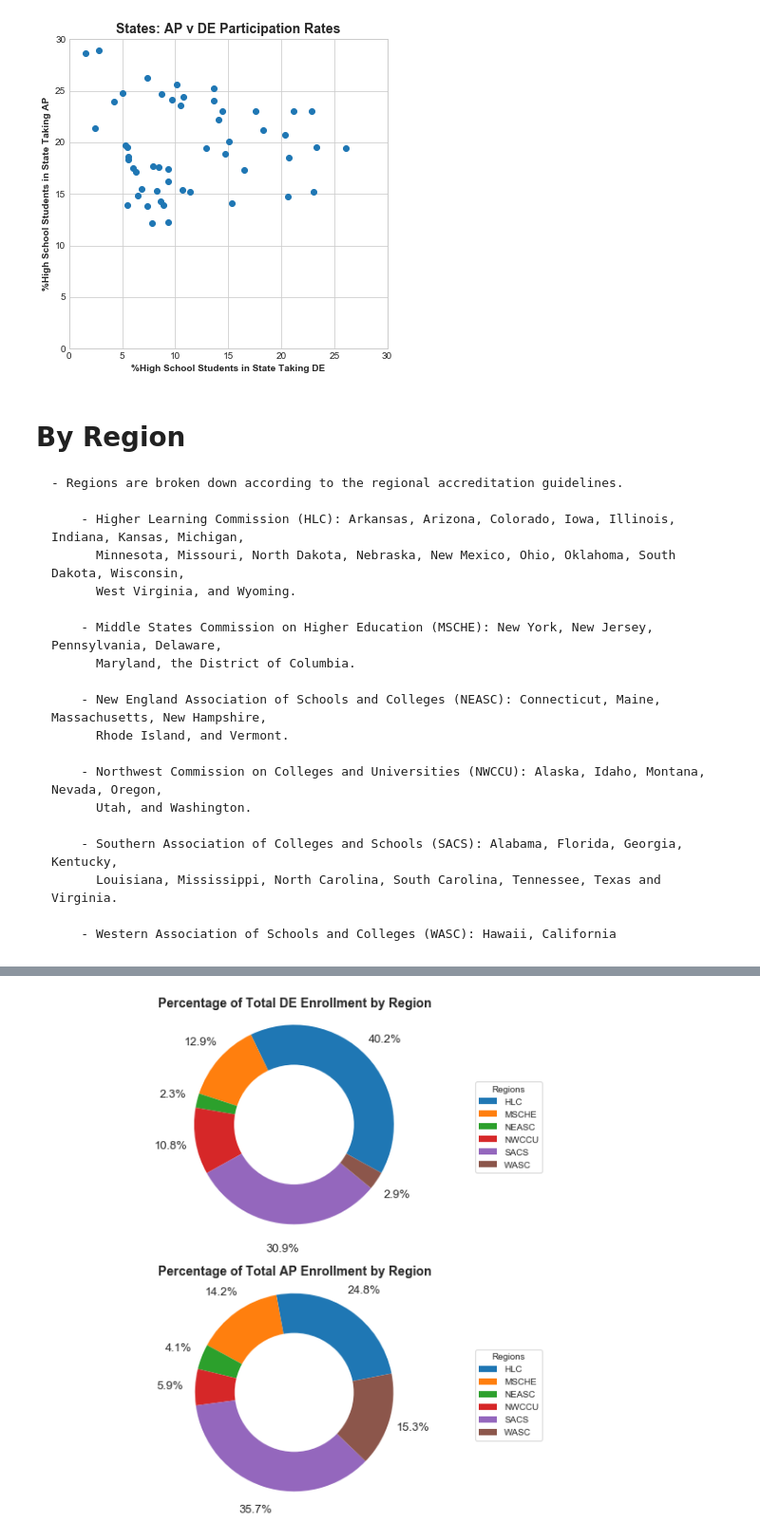
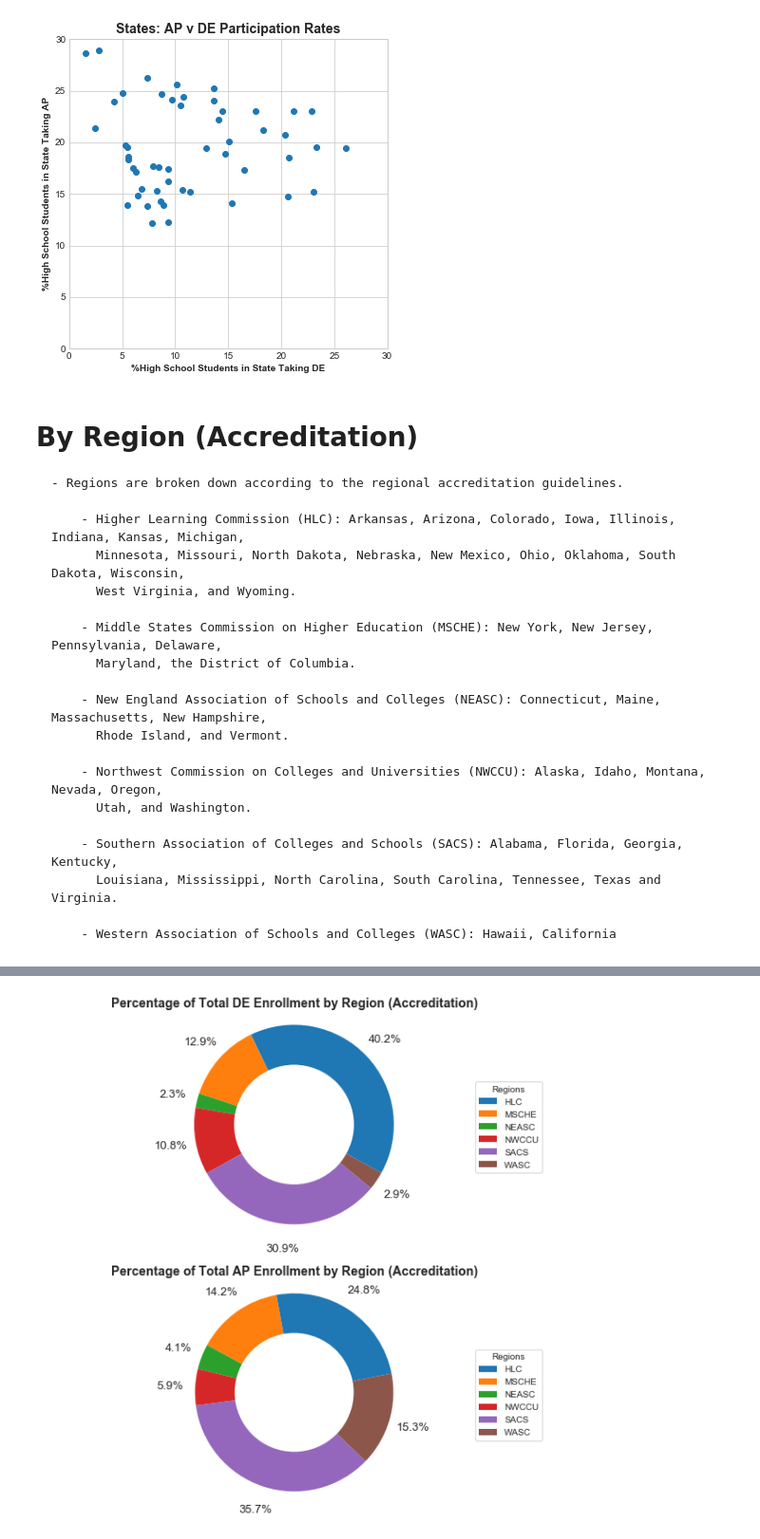
Before and after one commit to oconnoag/nacep_dual_enrollment_analysis, a Jupyter notebook: jupyter_notebooks/02_enrollment_analysis-By-Offering.ipynb, the cells around one changed output, grey strips where cells are left out. Shown at 95% size. Cells and saved outputs as stored; diff of their text form; code cells hidden in the pictures.

Commit message:
Finished adding hthe new region breakdowns to the relevant files.

```diff
--- a/jupyter_notebooks/02_enrollment_analysis-By-Offering.ipynb
+++ b/jupyter_notebooks/02_enrollment_analysis-By-Offering.ipynb
@@ -140,8 +161,10 @@ crdc_1516_cleaned['hs_lep'] = round((crdc_1516_cleaned['total_lep_enrollment'] /
 """Add HS Enrollment-Grouped Column"""
 crdc_1516_cleaned['size_group'] = crdc_1516_cleaned['hs_total_enrollment'].apply(lambda x: school_sizer(x))
 # %%
-"""Add Region Column"""
+"""Add Region Columns"""
 crdc_1516_cleaned['region_accred'] = crdc_1516_cleaned['LEA_STATE'].apply(lambda x: region_mapper(x))
+crdc_1516_cleaned['region_census'] = crdc_1516_cleaned['LEA_STATE'].apply(lambda x: region_mapper_census(x))
+crdc_1516_cleaned['region_nacep'] = crdc_1516_cleaned['LEA_STATE'].apply(lambda x: region_mapper_nacep(x))
 # %%
 """Add Ethnicity Percentage/Quintile"""
 crdc_1516_cleaned['pct_eth'] = crdc_1516_cleaned['total_nonwhite_enrollment'] / crdc_1516_cleaned['total_enrollment']
@@ -559,7 +582,7 @@ plt.show()
 # %% [output]
 [figure]
 # %% [markdown]
-# By Region
+# By Region (Accreditation)
     - Regions are broken down according to the regional accreditation guidelines.
 
         - Higher Learning Commission (HLC): Arkansas, Arizona, Colorado, Iowa, Illinois, Indiana, Kansas, Michigan,
@@ -595,31 +618,31 @@ region_enrollment
 # %%
 f, (ax1,ax2) = plt.subplots(2,1, figsize = (10,10))
 
 plt.sca(ax1)
 a1 = region_enrollment.plot.pie(y = 'DE Students',
                         autopct='%1.1f%%', #explode = [.05 for i in range(len(eth_enrollments))],
                         startangle = -29, pctdistance=1.25, labels = None, fontsize = 13, ax=ax1)
 plt.legend(labels = region_enrollment.index,
            bbox_to_anchor = (1,0.71), title = 'Regions',
           frameon=True)
 plt.ylabel('')
-plt.title('Percentage of Total DE Enrollment by Region')
+plt.title('Percentage of Total DE Enrollment by Region (Accreditation)')
 centre_circle = plt.Circle((0,0),0.6,fc='white')
 a1.add_artist(centre_circle)
 a1.axis('equal')
 
 plt.sca(ax2)
 a2 = region_enrollment.plot.pie(y = 'AP Students',
                         autopct='%1.1f%%', #explode = [.05 for i in range(len(eth_enrollments))],
                         startangle = 11, pctdistance=1.25, labels = None, fontsize = 13, ax=ax2)
 plt.legend(labels = region_enrollment.index,
            bbox_to_anchor = (1,0.71), title = 'Regions',
           frameon=True)
 plt.ylabel('')
-plt.title('Percentage of Total AP Enrollment by Region')
+plt.title('Percentage of Total AP Enrollment by Region (Accreditation)')
 centre_circle = plt.Circle((0,0),0.6,fc='white')
 a2.add_artist(centre_circle)
 a2.axis('equal')
 plt.show()
 # %% [output]
-[figure, old version]
+[figure, new version]
```
Also changed, not shown: parts of 9 cells of this notebook, 6 other files.
